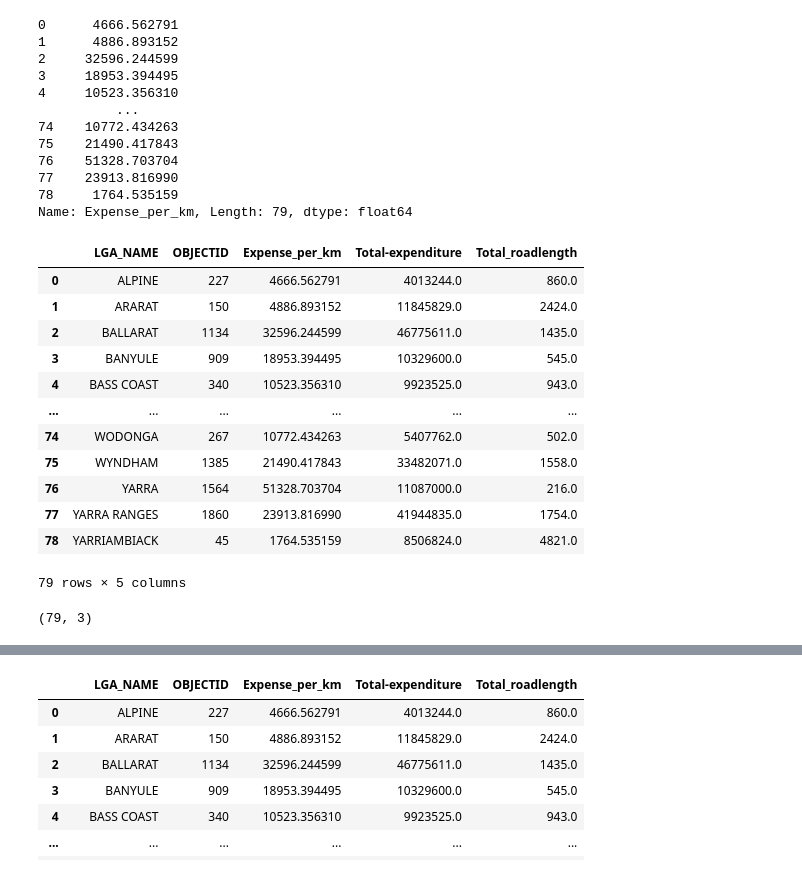
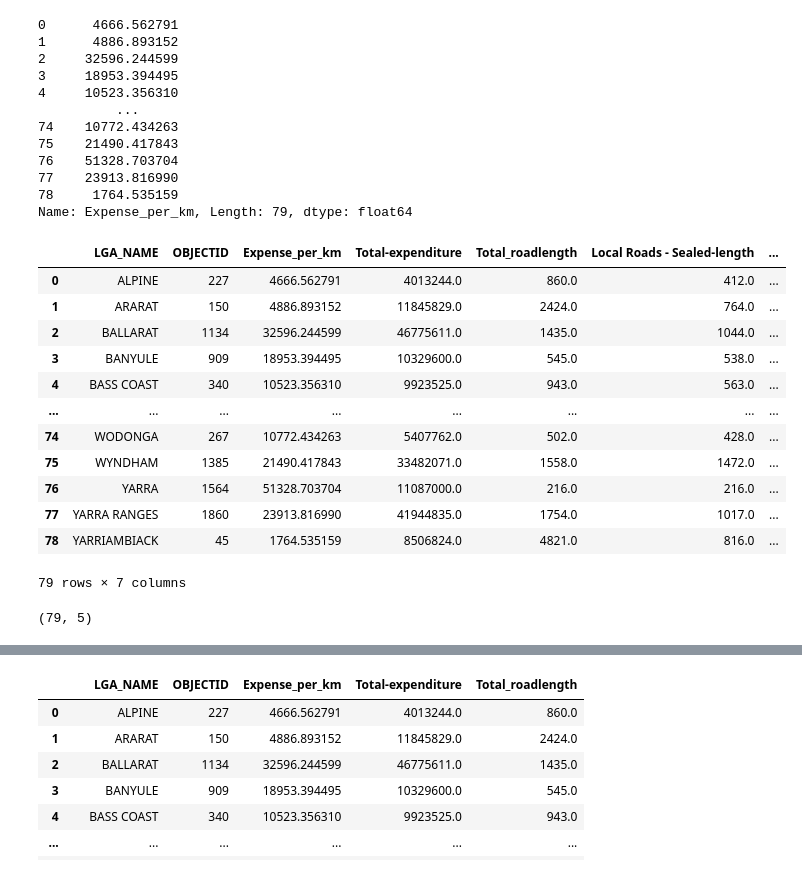
Before and after one commit to Jamie-GiHu/Turqoise-Bears-Project-Repo, a Jupyter notebook: Vic_Crash_analysis.ipynb, the cells around one changed output, grey strips where cells are left out. Drawn from its saved outputs; the diff is of its cells as text; code cells hidden in the pictures.

```diff
--- a/Vic_Crash_analysis.ipynb
+++ b/Vic_Crash_analysis.ipynb
@@ -216,30 +216,34 @@ expense_per_km
 Name: Expense_per_km, Length: 79, dtype: float64
 # %%
 total_expenditure = localgov["Total-expenditure"]
+# %%
+total_sealedroad = localgov["Local Roads - Sealed-length"]
+# %%
+total_sealedroad_expense = localgov["Local Roads - Sealed-expenditure"]
 # %%
 total_roadlength = localgov["Total_roadlength"]
 # %%
 #expense_per_km = pd.Series(expense_per_km)
-lga_stats = pd.concat([num_accident_perLGA, expense_per_km, total_expenditure, total_roadlength], axis = 1)
+lga_stats = pd.concat([num_accident_perLGA, expense_per_km, total_expenditure, total_roadlength, total_sealedroad, total_sealedroad_expense], axis = 1)
 lga_stats
 # %% [output]
-|  | LGA_NAME | OBJECTID | Expense_per_km | Total-expenditure | Total_roadlength |
-| 0 | ALPINE | 227 | 4666.562791 | 4013244.0 | 860.0 |
-| 1 | ARARAT | 150 | 4886.893152 | 11845829.0 | 2424.0 |
-| 2 | BALLARAT | 1134 | 32596.244599 | 46775611.0 | 1435.0 |
-| 3 | BANYULE | 909 | 18953.394495 | 10329600.0 | 545.0 |
-| 4 | BASS COAST | 340 | 10523.356310 | 9923525.0 | 943.0 |
-| ... | ... | ... | ... | ... | ... |
-| 74 | WODONGA | 267 | 10772.434263 | 5407762.0 | 502.0 |
-| 75 | WYNDHAM | 1385 | 21490.417843 | 33482071.0 | 1558.0 |
-| 76 | YARRA | 1564 | 51328.703704 | 11087000.0 | 216.0 |
-| 77 | YARRA RANGES | 1860 | 23913.816990 | 41944835.0 | 1754.0 |
-| 78 | YARRIAMBIACK | 45 | 1764.535159 | 8506824.0 | 4821.0 |
+|  | LGA_NAME | OBJECTID | Expense_per_km | Total-expenditure | Total_roadlength | Local Roads - Sealed-length | ... |
+| 0 | ALPINE | 227 | 4666.562791 | 4013244.0 | 860.0 | 412.0 | ... |
+| 1 | ARARAT | 150 | 4886.893152 | 11845829.0 | 2424.0 | 764.0 | ... |
+| 2 | BALLARAT | 1134 | 32596.244599 | 46775611.0 | 1435.0 | 1044.0 | ... |
+| 3 | BANYULE | 909 | 18953.394495 | 10329600.0 | 545.0 | 538.0 | ... |
+| 4 | BASS COAST | 340 | 10523.356310 | 9923525.0 | 943.0 | 563.0 | ... |
+| ... | ... | ... | ... | ... | ... | ... | ... |
+| 74 | WODONGA | 267 | 10772.434263 | 5407762.0 | 502.0 | 428.0 | ... |
+| 75 | WYNDHAM | 1385 | 21490.417843 | 33482071.0 | 1558.0 | 1472.0 | ... |
+| 76 | YARRA | 1564 | 51328.703704 | 11087000.0 | 216.0 | 216.0 | ... |
+| 77 | YARRA RANGES | 1860 | 23913.816990 | 41944835.0 | 1754.0 | 1017.0 | ... |
+| 78 | YARRIAMBIACK | 45 | 1764.535159 | 8506824.0 | 4821.0 | 816.0 | ... |
-79 rows × 5 columns
+79 rows × 7 columns
 # %%
 lga_stats.shape
 # %% [output]
-(79, 3)
+(79, 5)
 # %%
 lga_stats.dtypes
 # %% [output]
```
Also changed, not shown: parts of 8 cells of this notebook.
